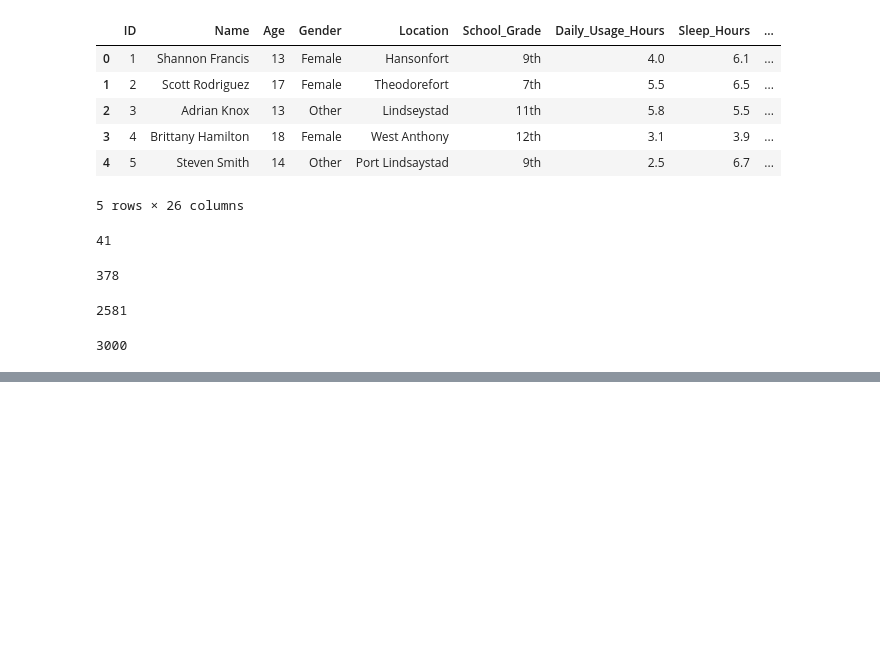
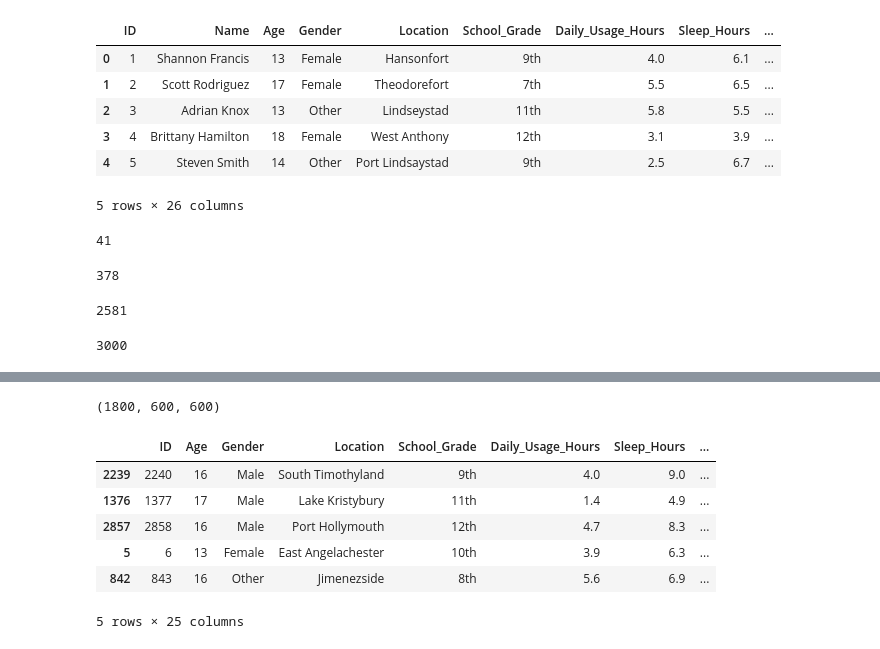
Before and after one commit to Agnes4Him/machine-learning-zoomcamp, a Jupyter notebook: midterm-project/mid-term.ipynb, the cells around one changed output, grey strips where cells are left out. Cells and saved outputs as stored; diff of their text form; code cells hidden in the pictures; blank space fills up the shorter version.

```diff
--- a/midterm-project/mid-term.ipynb
+++ b/midterm-project/mid-term.ipynb
@@ -113,0 +145,17 @@ len(df_low) + len(df_medium) + len(df_high)
+# %%
+df_full_train, df_test = train_test_split(df, test_size=0.2, random_state=1)
+df_train, df_val = train_test_split(df_full_train, test_size=0.25, random_state=1)
+
+len(df_train), len(df_val), len(df_test)
+# %% [output]
+(1800, 600, 600)
+# %%
+df_train.head()
+# %% [output]
+|  | ID | Age | Gender | Location | School_Grade | Daily_Usage_Hours | Sleep_Hours | ... |
+| 2239 | 2240 | 16 | Male | South Timothyland | 9th | 4.0 | 9.0 | ... |
+| 1376 | 1377 | 17 | Male | Lake Kristybury | 11th | 1.4 | 4.9 | ... |
+| 2857 | 2858 | 16 | Male | Port Hollymouth | 12th | 4.7 | 8.3 | ... |
+| 5 | 6 | 13 | Female | East Angelachester | 10th | 3.9 | 6.3 | ... |
+| 842 | 843 | 16 | Other | Jimenezside | 8th | 5.6 | 6.9 | ... |
+5 rows × 25 columns
```
Also changed, not shown: parts of 10 cells of this notebook, 1 other file.
